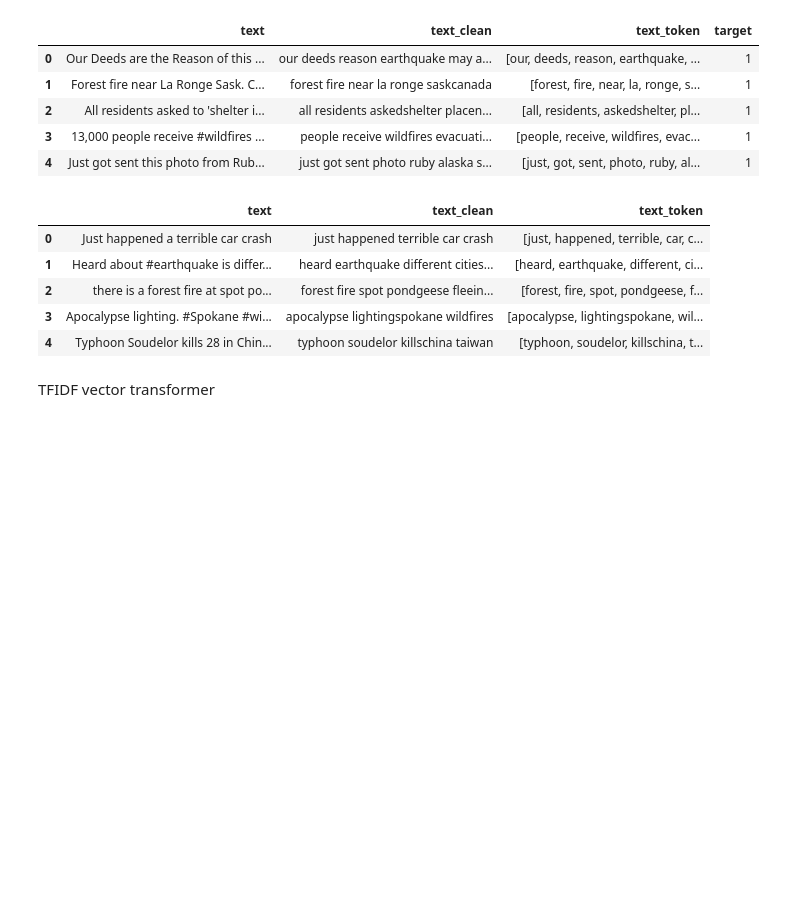
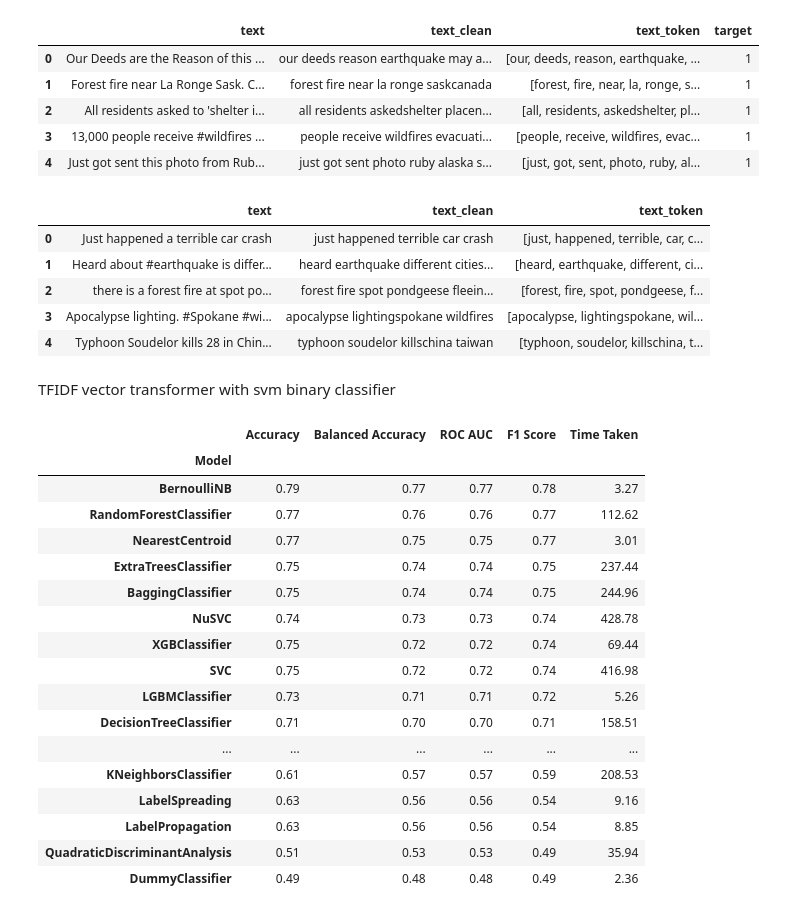
Before and after one commit to AymanSulaiman/Natural-Language-Processing-with-Disaster-Tweets-Kaggle, a Jupyter notebook: notebooks/TFIDF_LSA_classification.ipynb, the cells around one changed output. Saved outputs shown, nothing was run; the diff lists cells and outputs as text; code cells hidden in the pictures; blank space fills up the shorter version.

```diff
--- a/notebooks/TFIDF_LSA_classification.ipynb
+++ b/notebooks/TFIDF_LSA_classification.ipynb
@@ -95,4 +95,38 @@ test.head()
 | 3 | Apocalypse lighting. #Spokane #wi... | apocalypse lightingspokane wildfires | [apocalypse, lightingspokane, wil... |
 | 4 | Typhoon Soudelor kills 28 in Chin... | typhoon soudelor killschina taiwan | [typhoon, soudelor, killschina, t... |
 # %% [markdown]
-TFIDF vector transformer
+TFIDF vector transformer with svm binary classifier
+# %%
+from sklearn.model_selection import train_test_split
+from sklearn.feature_extraction.text import TfidfVectorizer
+X = train.text_clean
+y = train.target
+
+td = TfidfVectorizer(max_features = train.shape[0])
+X = td.fit_transform(X).toarray()
+
+X_train, X_test, y_train, y_test = train_test_split(X, y, test_size=0.33, random_state=42)
+# %%
+from lazypredict.Supervised import LazyClassifier
+clf = LazyClassifier(verbose=0,ignore_warnings=True, custom_metric=None)
+models,predictions = clf.fit(X_train, X_test, y_train, y_test)
+models
+# %% [output]
+|  | Accuracy | Balanced Accuracy | ROC AUC | F1 Score | Time Taken |
+| Model |  |  |  |  |  |
+| BernoulliNB | 0.79 | 0.77 | 0.77 | 0.78 | 3.27 |
+| RandomForestClassifier | 0.77 | 0.76 | 0.76 | 0.77 | 112.62 |
+| NearestCentroid | 0.77 | 0.75 | 0.75 | 0.77 | 3.01 |
+| ExtraTreesClassifier | 0.75 | 0.74 | 0.74 | 0.75 | 237.44 |
+| BaggingClassifier | 0.75 | 0.74 | 0.74 | 0.75 | 244.96 |
+| NuSVC | 0.74 | 0.73 | 0.73 | 0.74 | 428.78 |
+| XGBClassifier | 0.75 | 0.72 | 0.72 | 0.74 | 69.44 |
+| SVC | 0.75 | 0.72 | 0.72 | 0.74 | 416.98 |
+| LGBMClassifier | 0.73 | 0.71 | 0.71 | 0.72 | 5.26 |
+| DecisionTreeClassifier | 0.71 | 0.70 | 0.70 | 0.71 | 158.51 |
+| ... | ... | ... | ... | ... | ... |
+| KNeighborsClassifier | 0.61 | 0.57 | 0.57 | 0.59 | 208.53 |
+| LabelSpreading | 0.63 | 0.56 | 0.56 | 0.54 | 9.16 |
+| LabelPropagation | 0.63 | 0.56 | 0.56 | 0.54 | 8.85 |
+| QuadraticDiscriminantAnalysis | 0.51 | 0.53 | 0.53 | 0.49 | 35.94 |
+| DummyClassifier | 0.49 | 0.48 | 0.48 | 0.49 | 2.36 |
```
Also changed, not shown: parts of 11 cells of this notebook.
